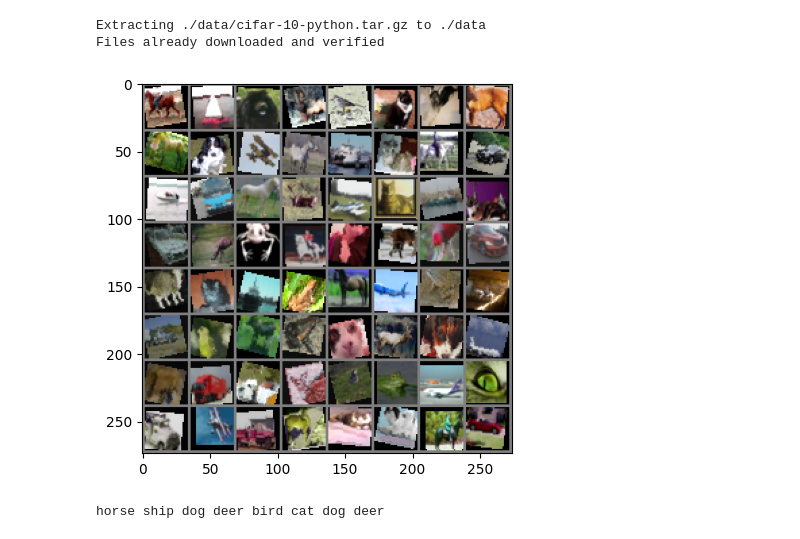
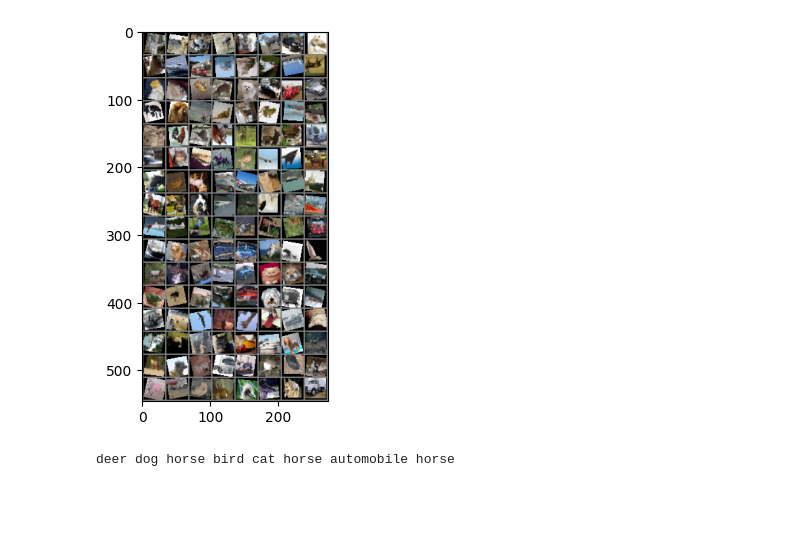
Before and after one commit to yaroslav-lototskyi/nn-examples, a Jupyter notebook: notebooks/ciraf-10.ipynb, the cells around one changed output. Cells and saved outputs as stored; diff of their text form; code cells hidden in the pictures; blank space fills up the shorter version.

```diff
--- a/notebooks/ciraf-10.ipynb
+++ b/notebooks/ciraf-10.ipynb
@@ -123,11 +97,22 @@ import numpy as np
 
 transform = transforms.Compose([
     transforms.RandomHorizontalFlip(),
+    transforms.RandomVerticalFlip(p=0.3),
     transforms.RandomCrop(32, padding=4),
     transforms.RandomRotation(15),
-    transforms.ColorJitter(brightness=0.2, contrast=0.2, saturation=0.2, hue=0.1),
+    # transforms.ColorJitter(brightness=0.2,
+    #                        contrast=0.2,
+    #                        saturation=0.2,
+    #                        hue=0.1),
+    # transforms.RandomGrayscale(p=0.1),
+    # transforms.GaussianBlur(kernel_size=(3, 3),
+    #                         sigma=(0.1, 2.0)),
     transforms.ToTensor(),
-    transforms.Normalize((0.5, 0.5, 0.5), (0.5, 0.5, 0.5))
+    transforms.Normalize((0.5, 0.5, 0.5),
+                         (0.5, 0.5, 0.5)),
+    # transforms.RandomErasing(p=0.5, scale=(0.02, 0.33),
+    #                          ratio=(0.3, 3.3),
+    #                          value='random')
 ])
 
 
@@ -138,9 +123,9 @@ train_size = int(0.8 * len(train_dataset))
 val_size = len(train_dataset) - train_size
 train_dataset, val_dataset = random_split(train_dataset, [train_size, val_size])
 
-train_loader = DataLoader(train_dataset, batch_size=64, shuffle=True)
-val_loader = DataLoader(val_dataset, batch_size=64, shuffle=False)
-test_loader = DataLoader(test_dataset, batch_size=64, shuffle=False)
+train_loader = DataLoader(train_dataset, batch_size=128, shuffle=True, num_workers=8)
+val_loader = DataLoader(val_dataset, batch_size=128, shuffle=False)
+test_loader = DataLoader(test_dataset, batch_size=128, shuffle=False)
 
 classes = train_dataset.dataset.classes
 
@@ -159,7 +145,5 @@ Downloading https://www.cs.toronto.edu/~kriz/cifar-10-python.tar.gz to ./data/ci
+[figure, new version]
-Extracting ./data/cifar-10-python.tar.gz to ./data
-Files already downloaded and verified
+deer dog horse bird cat horse automobile horse
-[figure, old version]
-horse ship dog deer bird cat dog deer
 # %%
 # @title Early Stopping
 import numpy as np
```
Also changed, not shown: parts of 7 cells of this notebook.
